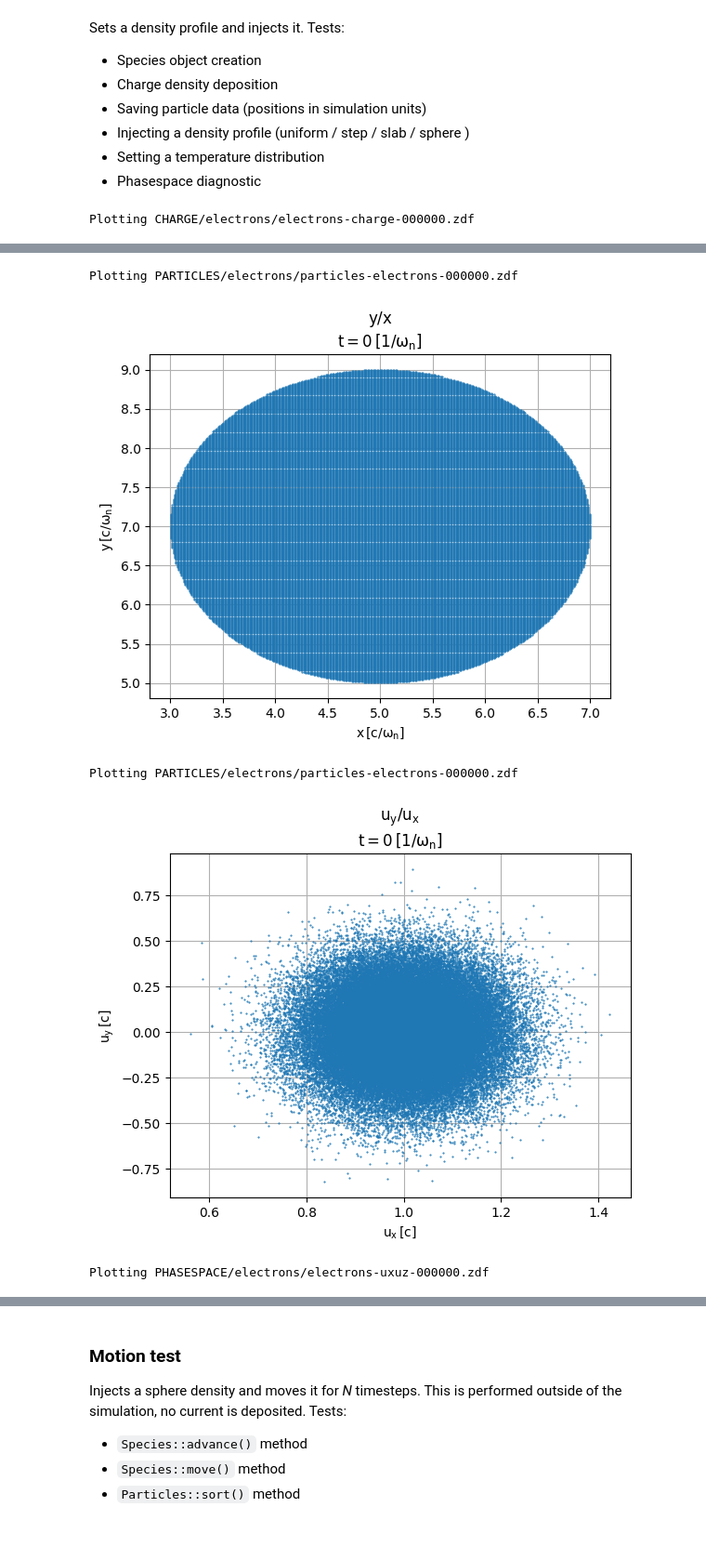
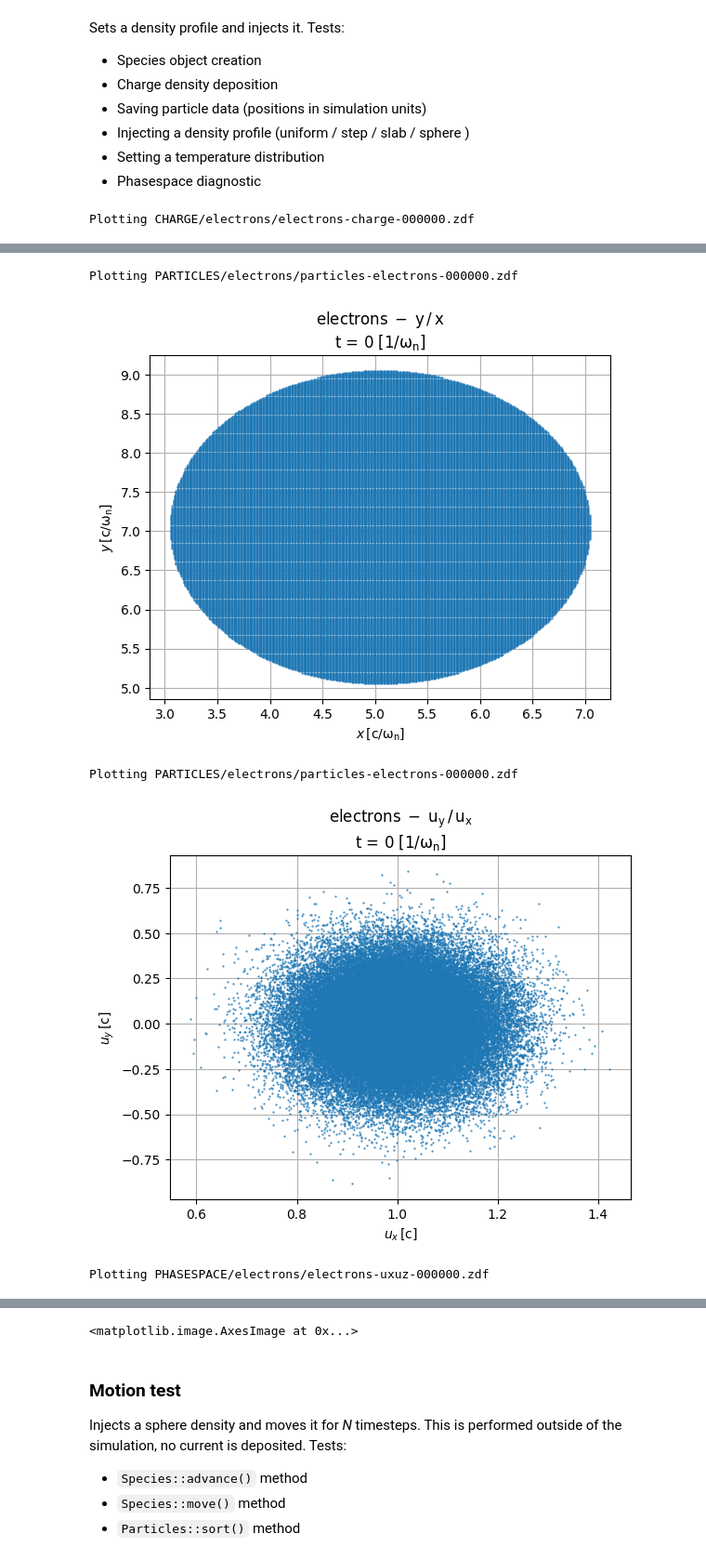
Before and after one commit to ricardo-fonseca/zpic-parallel, a Jupyter notebook: cuda-mpi/em2d/Debug.ipynb, the cells around one changed output, grey strips where cells are left out. Shown at 93% size. Saved outputs shown, nothing was run; the diff lists cells and outputs as text; code cells hidden in the pictures; blank space fills up the shorter version.

```diff
--- a/cuda-mpi/em2d/Debug.ipynb
+++ b/cuda-mpi/em2d/Debug.ipynb
@@ -70,16 +84,16 @@ Sets a density profile and injects it. Tests:
 # %%
 import visxd
 
 visxd.plot_data("CHARGE/electrons/electrons-charge", 0 )
-visxd.plot_part("PARTICLES/electrons/particles-electrons", 0 )
+visxd.plot_data("PARTICLES/electrons/particles-electrons", 0, qx='x', qy='y' , marker = '.', ms = 1)
 
-visxd.plot_part("PARTICLES/electrons/particles-electrons", 0, qx='ux', qy='uy' )
+visxd.plot_data("PARTICLES/electrons/particles-electrons", 0, qx='ux', qy='uy' , marker = '.', ms = 1)
 visxd.plot_data("PHASESPACE/electrons/electrons-uxuz", 0)
 # %% [output]
 Plotting CHARGE/electrons/electrons-charge-000000.zdf
 [figure]
 Plotting PARTICLES/electrons/particles-electrons-000000.zdf
-[figure, old version]
+[figure, new version]
 Plotting PARTICLES/electrons/particles-electrons-000000.zdf
-[figure, old version]
+[figure, new version]
 Plotting PHASESPACE/electrons/electrons-uxuz-000000.zdf
@@ -87,3 +101,4 @@ Plotting PHASESPACE/electrons/electrons-uxuz-000000.zdf
+<matplotlib.image.AxesImage at 0x...>
 # %% [markdown]
 ### Motion test
 
```
Also changed, not shown: parts of 13 cells of this notebook, 54 other files.
